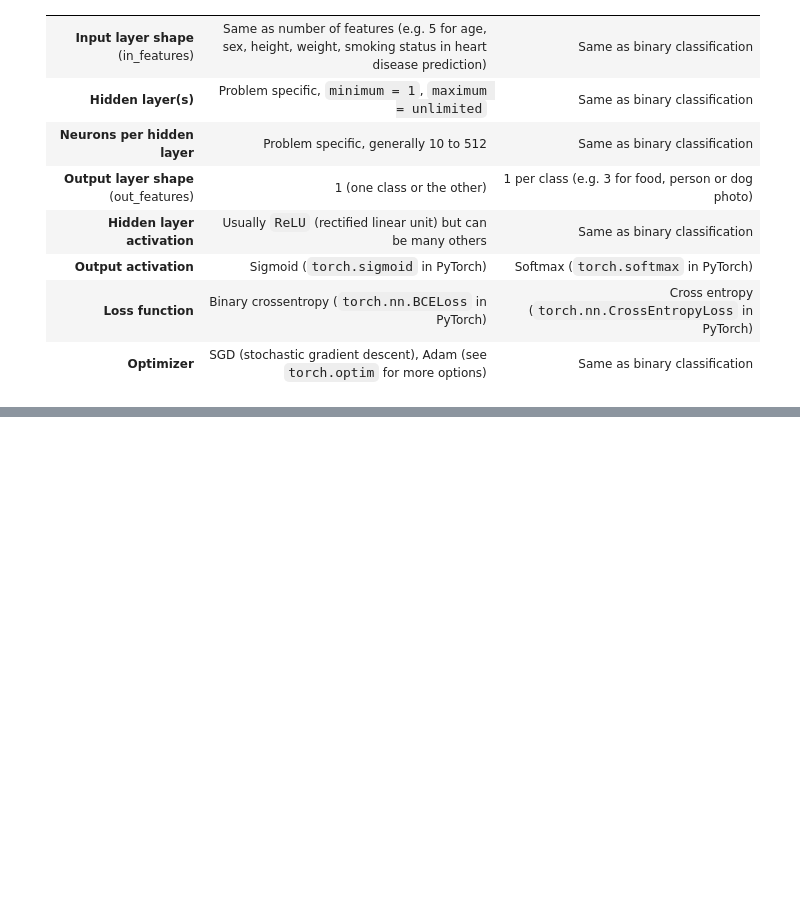
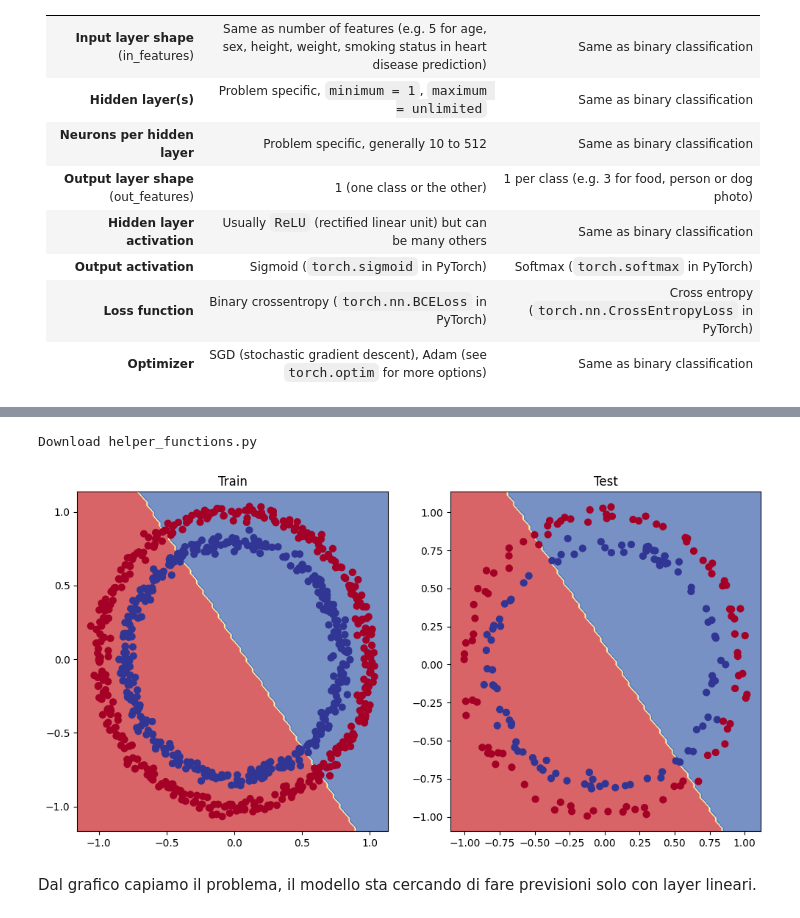
Before and after one commit to Pandagan-85/ztm_pytorch_bootcamp, a Jupyter notebook: 02_PyTorch_Neural_network_Classification.ipynb, the cells around one changed output, grey strips where cells are left out. Saved outputs shown, nothing was run; the diff lists cells and outputs as text; code cells hidden in the pictures; blank space fills up the shorter version.

```diff
--- a/02_PyTorch_Neural_network_Classification.ipynb
+++ b/02_PyTorch_Neural_network_Classification.ipynb
@@ -27,0 +201,16 @@ Il barch size sarà di 32 ([tweet LeCun](https://x.com/ylecun/status/98961020849
+# %%
+# 1 subclass
+class CircleModelV0(nn.Module):
+    def __init__(self):
+        super().__init__()
+        # 2 crere 2 layer in modo da poter gestire la forma dei dati
+        self.layer_1 = nn.Linear(in_features=2, out_features=5) # out feature di solito multipli di 8 (upscaliamo per poter avere più patter per far imparare il modello)
+        self.layer_2 = nn.Linear(in_features=5, out_features=1) # prende le 5 feature del layer precedente e ne butta fuori 1 come output
+    # 3 forward method per effetture il forward pass
+    def forward(self,x):
+        return self.layer_2(self.layer_1(x)) # x -> layer_1 -> layer_2 -> output
+
+# 4 istanziare e mandare il modello sul device target
+model_0 = CircleModelV0().to(device)
+
+model_0
@@ -27,0 +365,5 @@ Il barch size sarà di 32 ([tweet LeCun](https://x.com/ylecun/status/98961020849
+# %%
+loss_fn = nn.BCEWithLogitsLoss() # ha già l'attivazione sigomoide
+
+optimizer = torch.optim.SGD(params=model_0.parameters(),
+                            lr=0.1)
@@ -27,0 +376,5 @@ Il barch size sarà di 32 ([tweet LeCun](https://x.com/ylecun/status/98961020849
+# %%
+def acuracy_fn(y_true,y_pred):
+    correct = torch.eq(y_true, y_pred).sum().item()
+    acc = (correct/len(y_pred)) * 100
+    return acc
@@ -27,0 +403,6 @@ Il barch size sarà di 32 ([tweet LeCun](https://x.com/ylecun/status/98961020849
+# %%
+# View the first 5 outputs of the forward pass on the test data
+model_0.eval()
+with torch.inference_mode():
+    y_logits = model_0(X_test.to(device))[:10]
+y_logits
@@ -27,0 +537,32 @@ Il barch size sarà di 32 ([tweet LeCun](https://x.com/ylecun/status/98961020849
+# %%
+import requests
+from pathlib import Path
+
+
+# download
+if Path("helper_functions.py").is_file():
+    print("helper_functions.py already exists, skipping download")
+else:
+    print("Download helper_functions.py")
+    request = requests.get("https://raw.githubusercontent.com/mrdbourke/pytorch-deep-learning/refs/heads/main/helper_functions.py")
+    with open("helper_functions.py", "wb") as f:
+        f.write(request.content)
+
+from helper_functions import plot_predictions, plot_decision_boundary
+# %% [output]
+Download helper_functions.py
+# %%
+# Plot decision boundary of the model
+
+plt.figure(figsize=(12,6))
+plt.subplot(1,2,1)
+plt.title("Train")
+
+plot_decision_boundary(model_0, X_train, y_train)
+plt.subplot(1,2,2)
+plt.title("Test")
+plot_decision_boundary(model_0, X_test, y_test)
+# %% [output]
+[figure, added]
+# %% [markdown]
+Dal grafico capiamo il problema, il modello sta cercando di fare previsioni solo con layer lineari.
```
Also changed, not shown: parts of 75 cells of this notebook, 3 other files.
